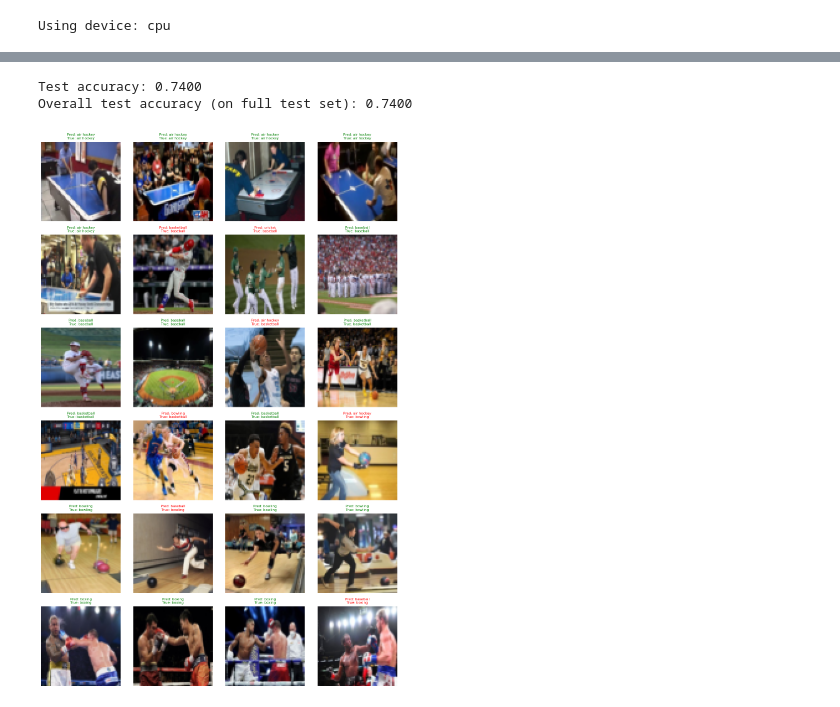
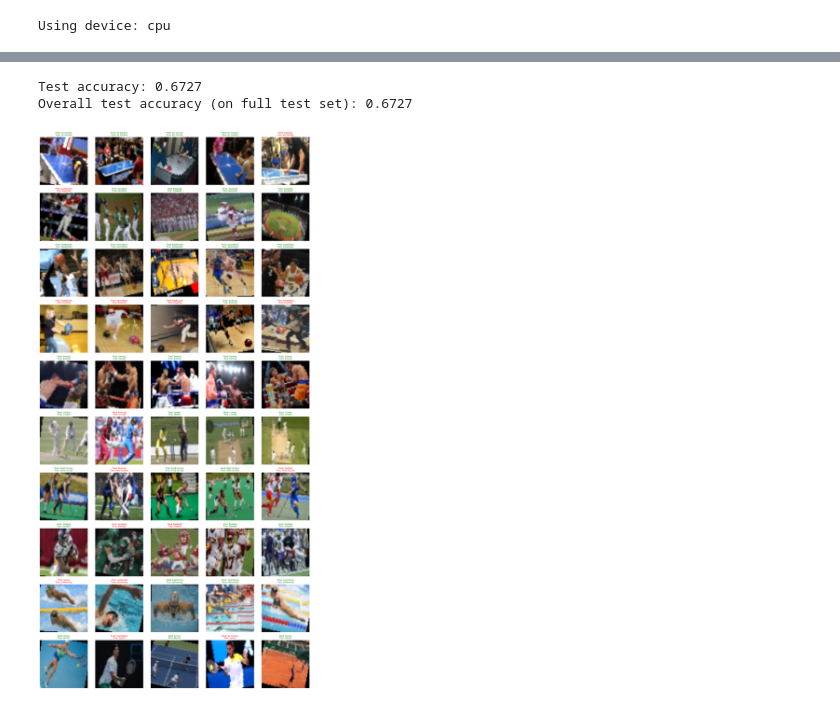
Before and after one commit to yunahc20/DATA231-FINAL, a Jupyter notebook: CNN.ipynb, the cells around one changed output, grey strips where cells are left out. Drawn from its saved outputs; the diff is of its cells as text; code cells hidden in the pictures.

```diff
--- a/CNN.ipynb
+++ b/CNN.ipynb
@@ -274,8 +283,8 @@ cnn_train_data, cnn_val_data = random_split(
     generator=torch.Generator().manual_seed(42)
 )
 
-cnn_train_loader = DataLoader(cnn_train_data, batch_size=batch_size, shuffle=True)
-cnn_val_loader   = DataLoader(cnn_val_data,   batch_size=batch_size, shuffle=False)
+cnn_train_loader = DataLoader(cnn_train_data, batch_size=batch_size, shuffle=True, num_workers=0)
+cnn_val_loader   = DataLoader(cnn_val_data,   batch_size=batch_size, shuffle=False, num_workers=0)
 
 print("CNN train size:", len(cnn_train_data))
 print("CNN val size:",   len(cnn_val_data))
@@ -285,26 +294,26 @@ CNN val size: 291
 # %%
 #CNN
-class SimpleCNN(nn.Module):
+class CNN(nn.Module):
     def __init__(self, num_classes):
         super().__init__()
         self.features = nn.Sequential(
             nn.Conv2d(3, 32, kernel_size=3, padding=1),
             nn.BatchNorm2d(32),
             nn.ReLU(),
-            nn.MaxPool2d(2),   # 32x32x32
+            nn.MaxPool2d(2),
 
             nn.Conv2d(32, 64, kernel_size=3, padding=1),
             nn.BatchNorm2d(64),
             nn.ReLU(),
-            nn.MaxPool2d(2),   # 64x16x16
+            nn.MaxPool2d(2),
 
             nn.Conv2d(64, 128, kernel_size=3, padding=1),
             nn.BatchNorm2d(128),
             nn.ReLU(),
-            nn.MaxPool2d(2),   # 128x8x8
+            nn.MaxPool2d(2),
         )
 
-        self.pool = nn.AdaptiveAvgPool2d((4, 4))  # 128x4x4
+        self.pool = nn.AdaptiveAvgPool2d((4, 4))
         self.classifier = nn.Sequential(
             nn.Flatten(),
             nn.Linear(128 * 4 * 4, 256),
@@ -319,9 +328,9 @@ class SimpleCNN(nn.Module):
         x = self.classifier(x)
         return x
 
-cnn_model = SimpleCNN(num_classes=num_classes).to(device)
+cnn_model = CNN(num_classes=num_classes).to(device)
 criterion = nn.CrossEntropyLoss()
-optimizer = optim.Adam(cnn_model.parameters(), lr=5e-4)
+optimizer = optim.Adam(cnn_model.parameters(), lr=5e-4, weight_decay=1e-4)
 
 print(cnn_model)
 # %% [output]
@@ -344,7 +353,7 @@ SimpleCNN(
 )
 # %%
 #trianing loop for CNN
-def train_cnn(model, train_loader, val_loader, criterion, optimizer, epochs=10):
+def train_cnn(model, train_loader, val_loader, criterion, optimizer, epochs=20):
     for epoch in range(1, epochs + 1):
         model.train()
         running_loss = 0.0
@@ -394,6 +403,6 @@ def train_cnn(model, train_loader, val_loader, criterion, optimizer, epochs=10):
               f"| Train Loss: {train_loss:.4f}, Train Acc: {train_acc:.4f} "
               f"| Val Loss: {val_loss:.4f}, Val Acc: {val_acc:.4f}")
 
-# Train the CNN (you can increase epochs if you have time/compute)
+# Train the CNN
 train_cnn(cnn_model, cnn_train_loader, cnn_val_loader, criterion, optimizer, epochs=10)
 # %% [output]
@@ -692,18 +708,14 @@ Test accuracy: 0.7400
 # %%
 import matplotlib.pyplot as plt
 
+# Display images from the test set with predicted (and true) labels.
 def show_test_predictions(model, loader, class_names, device, n_images=24):
-    """
-    Display images from the test set with predicted (and true) labels.
-    Green title = correct prediction, Red title = incorrect.
-    Also prints overall test accuracy.
-    """
     acc = compute_accuracy(model, loader, device)
     print(f"Overall test accuracy (on full test set): {acc:.4f}\n")
 
     model.eval()
     images_shown = 0
-    cols = 4
+    cols = 5
     rows = n_images // cols + int(n_images % cols != 0)
 
     plt.figure(figsize=(3 * cols, 3 * rows))
@@ -740,8 +752,8 @@ def show_test_predictions(model, loader, class_names, device, n_images=24):
     plt.tight_layout()
     plt.show()
 # %%
-show_test_predictions(cnn_model, test_loader, class_names, device, n_images=24)
+show_test_predictions(cnn_model, test_loader, class_names, device, n_images=50)
 # %% [output]
-Test accuracy: 0.7400
-Overall test accuracy (on full test set): 0.7400
+Test accuracy: 0.6727
+Overall test accuracy (on full test set): 0.6727
-[figure, old version]
+[figure, new version]
```
Also changed, not shown: parts of 17 cells of this notebook.
